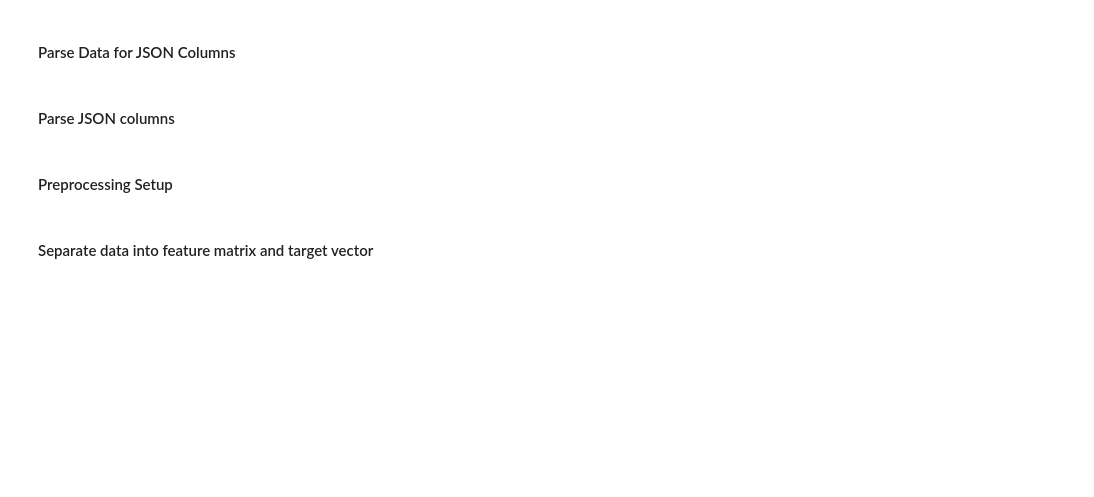
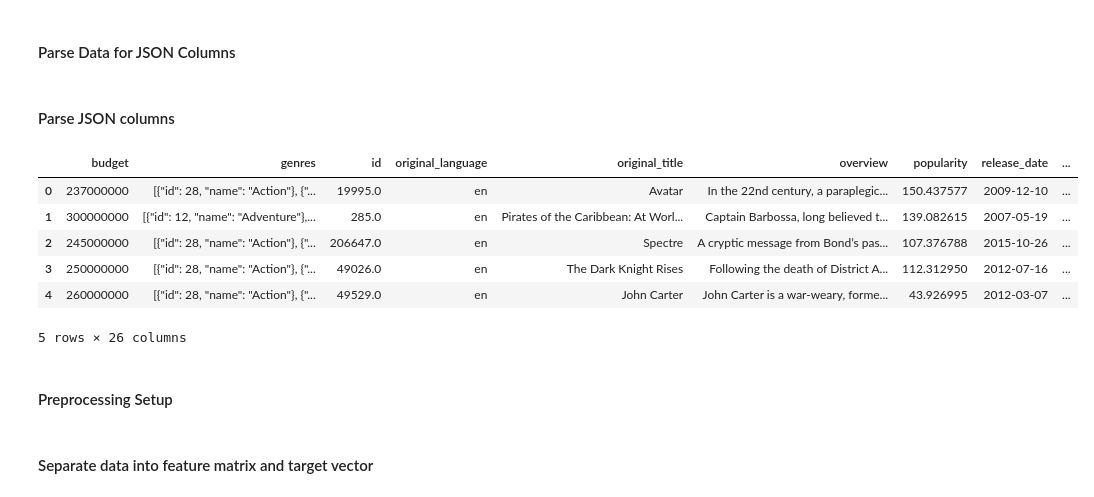
Before and after one commit to zacharyL16/ENSF444ProjectGroup31, a Jupyter notebook: Final Project.ipynb, the cells around one changed output. Saved outputs shown, nothing was run; the diff lists cells and outputs as text; code cells hidden in the pictures; blank space fills up the shorter version.

```diff
--- a/Final Project.ipynb
+++ b/Final Project.ipynb
@@ -97,28 +98,37 @@ data['genres_list'] = data['genres'].apply(parse_json)
 # %%
 import ast
 
 def parse_json(json_str):
     try:
         return [item['name'] for item in ast.literal_eval(json_str)]
     except:
         return []
 
 data['genres_list'] = data['genres'].apply(parse_json)
 
 # Create binary columns for top genres
 top_genres = ['Action', 'Adventure', 'Animation', 'Comedy', 'Drama',
               'Horror', 'Romance', 'Science Fiction', 'Thriller']
 for genre in top_genres:
     data[genre] = data['genres_list'].apply(lambda x: 1 if genre in x else 0)
 
 # Convert release_date to datetime and extract year/month features
 data['release_date'] = pd.to_datetime(data['release_date'])
 data['release_year'] = data['release_date'].dt.year
 data['release_month'] = data['release_date'].dt.month
 
 # Select features
 features = ['budget', 'runtime', 'release_year', 'release_month'] + top_genres
 target = 'popularity'
+data.head()
+# %% [output]
+|  | budget | genres | id | original_language | original_title | overview | popularity | release_date | ... |
+| 0 | 237000000 | [{"id": 28, "name": "Action"}, {"... | 19995.0 | en | Avatar | In the 22nd century, a paraplegic... | 150.437577 | 2009-12-10 | ... |
+| 1 | 300000000 | [{"id": 12, "name": "Adventure"},... | 285.0 | en | Pirates of the Caribbean: At Worl... | Captain Barbossa, long believed t... | 139.082615 | 2007-05-19 | ... |
+| 2 | 245000000 | [{"id": 28, "name": "Action"}, {"... | 206647.0 | en | Spectre | A cryptic message from Bond’s pas... | 107.376788 | 2015-10-26 | ... |
+| 3 | 250000000 | [{"id": 28, "name": "Action"}, {"... | 49026.0 | en | The Dark Knight Rises | Following the death of District A... | 112.312950 | 2012-07-16 | ... |
+| 4 | 260000000 | [{"id": 28, "name": "Action"}, {"... | 49529.0 | en | John Carter | John Carter is a war-weary, forme... | 43.926995 | 2012-03-07 | ... |
+5 rows × 26 columns
 # %% [markdown]
 #### Preprocessing Setup
 # %%
```
Also changed, not shown: parts of 3 cells of this notebook.
